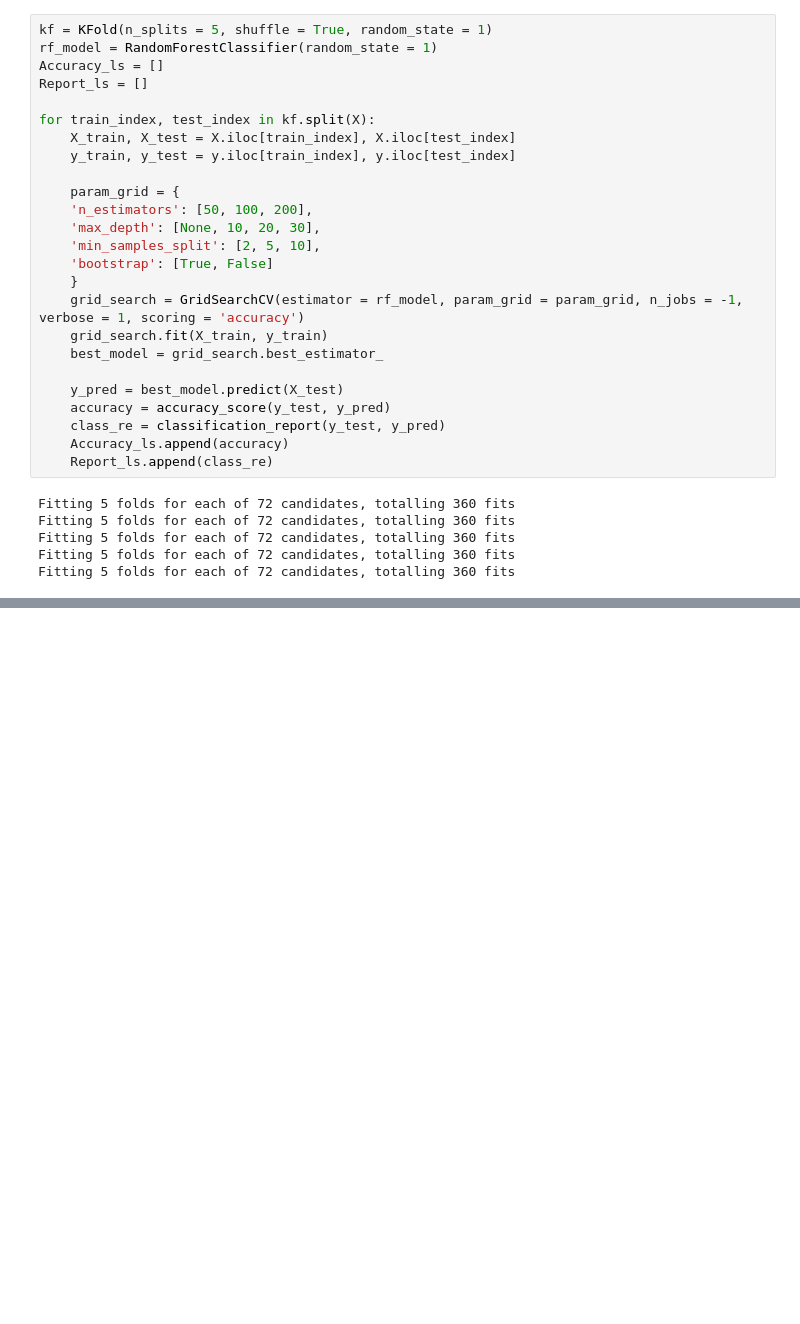
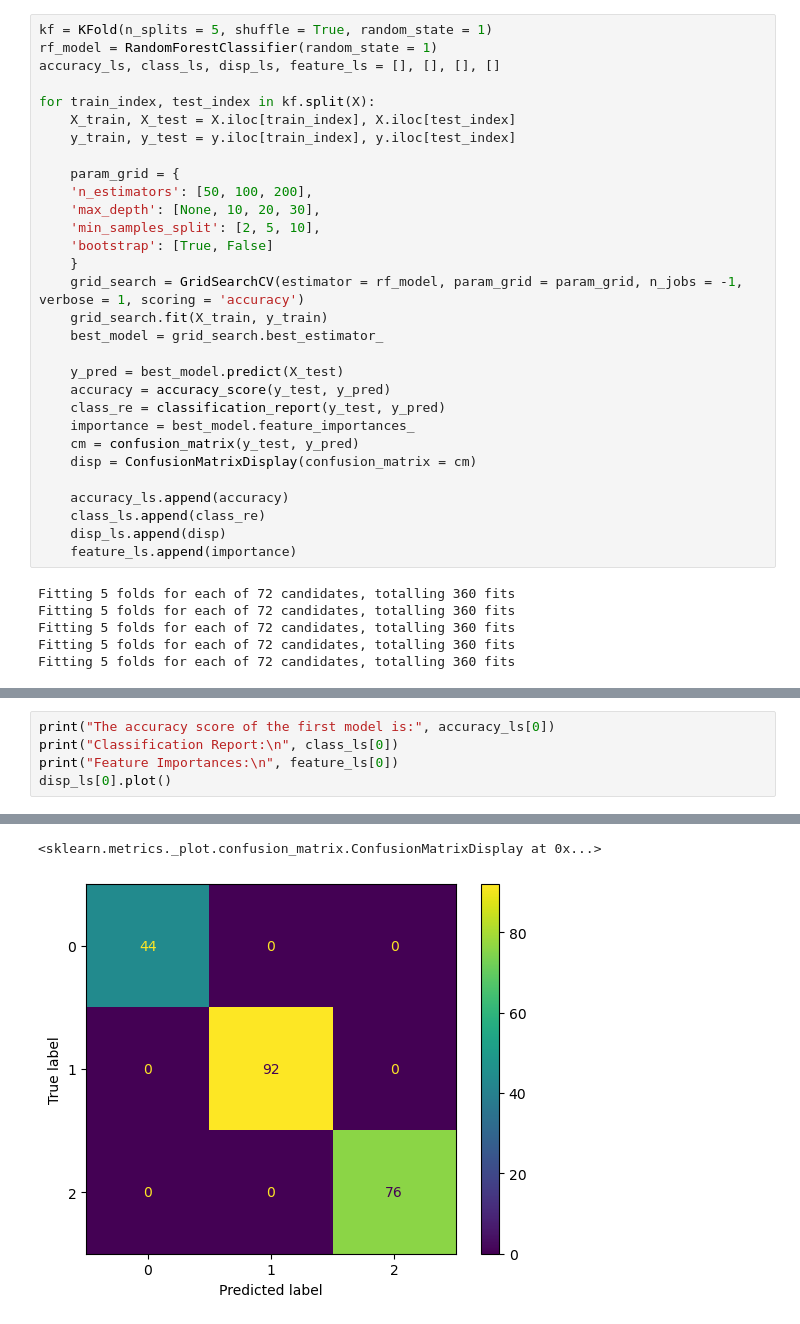
Before and after one commit to haoxiang-xu/data_572_group_6, a Jupyter notebook: AnalysesRF.ipynb, the cells around one changed output, grey strips where cells are left out. Saved outputs shown, nothing was run; the diff lists cells and outputs as text; blank space fills up the shorter version.

```diff
--- a/AnalysesRF.ipynb
+++ b/AnalysesRF.ipynb
@@ -48,8 +47,7 @@ y = df['Grade']
 # %%
 kf = KFold(n_splits = 5, shuffle = True, random_state = 1)
 rf_model = RandomForestClassifier(random_state = 1)
-Accuracy_ls = []
-Report_ls = []
+accuracy_ls, class_ls, disp_ls, feature_ls = [], [], [], []
 
 for train_index, test_index in kf.split(X):
     X_train, X_test = X.iloc[train_index], X.iloc[test_index]
@@ -68,8 +66,14 @@ for train_index, test_index in kf.split(X):
     y_pred = best_model.predict(X_test)
     accuracy = accuracy_score(y_test, y_pred)
     class_re = classification_report(y_test, y_pred)
-    Accuracy_ls.append(accuracy)
-    Report_ls.append(class_re)
+    importance = best_model.feature_importances_
+    cm = confusion_matrix(y_test, y_pred)
+    disp = ConfusionMatrixDisplay(confusion_matrix = cm)
+
+    accuracy_ls.append(accuracy)
+    class_ls.append(class_re)
+    disp_ls.append(disp)
+    feature_ls.append(importance)
 # %% [output]
 Fitting 5 folds for each of 72 candidates, totalling 360 fits
 Fitting 5 folds for each of 72 candidates, totalling 360 fits
@@ -94,0 +85,6 @@ weighted avg       1.00      1.00      1.00       211
+# %%
+print("The accuracy score of the first model is:", accuracy_ls[0])
+print("Classification Report:\n", class_ls[0])
+print("Feature Importances:\n", feature_ls[0])
+disp_ls[0].plot()
+# %% [output]
@@ -94,0 +106,2 @@ weighted avg       1.00      1.00      1.00       211
+<sklearn.metrics._plot.confusion_matrix.ConfusionMatrixDisplay at 0x...>
+[figure, added]
```
Also changed, not shown: parts of 10 cells of this notebook.
